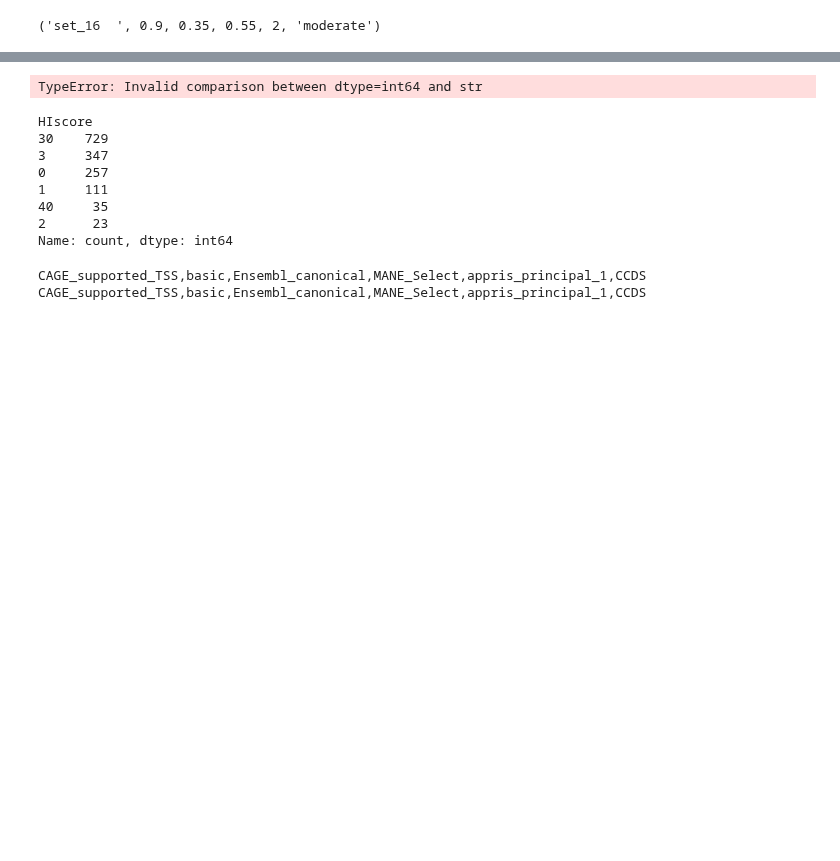
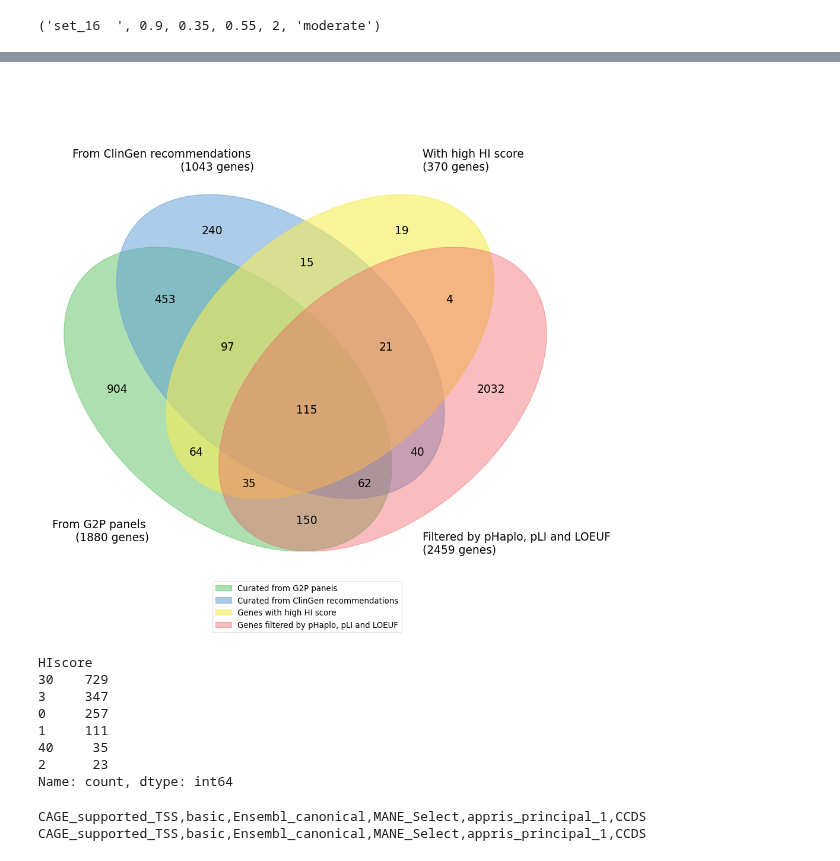
Before and after one commit to ysut/dev, a Jupyter notebook: Resources/02_EstimatedLoFGenes/comparison2.ipynb, the cells around one changed output, grey strips where cells are left out. Drawn from its saved outputs; the diff is of its cells as text; code cells hidden in the pictures; blank space fills up the shorter version.

```diff
--- a/Resources/02_EstimatedLoFGenes/comparison2.ipynb
+++ b/Resources/02_EstimatedLoFGenes/comparison2.ipynb
@@ -86,7 +86,7 @@ def create_individual_gene_list(
         ajhg: pd.DataFrame, alldf: pd.DataFrame,
         higene: pd.DataFrame, gnomad: pd.DataFrame,
         set_name: str, pli: float, oe_lof_upper: float,
-        phaplo: float, dcpr_definitive: str, hi: int
+        phaplo: float, hi: int, dcpr_definitive: str
         ) -> tuple:
 
     # AJHG genes
@@ -595,25 +568,25 @@ from libs import venn
 # %%
 ajhg_genes, dcpr_genes, hi_genes, gnomad_genes = create_individual_gene_list(ajhg, alldf, higene, gnomad, *final_conditions)
 
 # labels = venn.get_labels([ajhg_genes, dcpr_genes, hi_genes, gnomad_genes], fill=['number'])
 # fig, ax = venn.venn4(
 labels = get_labels([dcpr_genes, ajhg_genes, hi_genes, gnomad_genes], fill=['number'])
 fig, ax = venn4(
        labels,
        names=[f'From G2P panels \n({len(dcpr_genes)} genes)',
-              f'From ACMP/ClinGen recommendations \n({len(ajhg_genes)} genes)',
+              f'From ClinGen recommendations \n({len(ajhg_genes)} genes)',
               f'With high HI score \n({len(hi_genes)} genes)',
               f'Filtered by pHaplo, pLI and LOEUF\n({len(gnomad_genes)} genes)'
               ],
        leg_names=[
               'Curated from G2P panels',
-              "Curated from ACMP/ClinGen recommendations",
+              "Curated from ClinGen recommendations",
               'Genes with high HI score',
               'Genes filtered by pHaplo, pLI and LOEUF'
               ]
        )
 # %% [output]
-TypeError: Invalid comparison between dtype=int64 and str
+[figure, added]
 # %%
 # %% [output]
 HIscore
```
Also changed, not shown: parts of 3 cells of this notebook, 10 other files.
